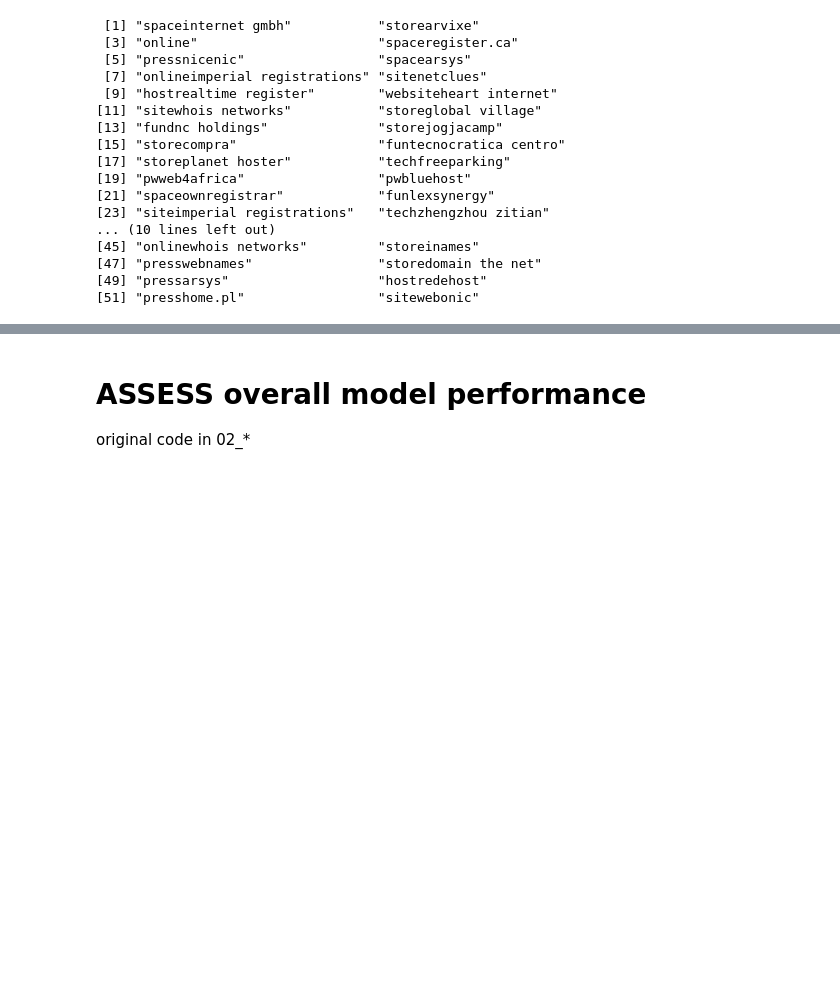
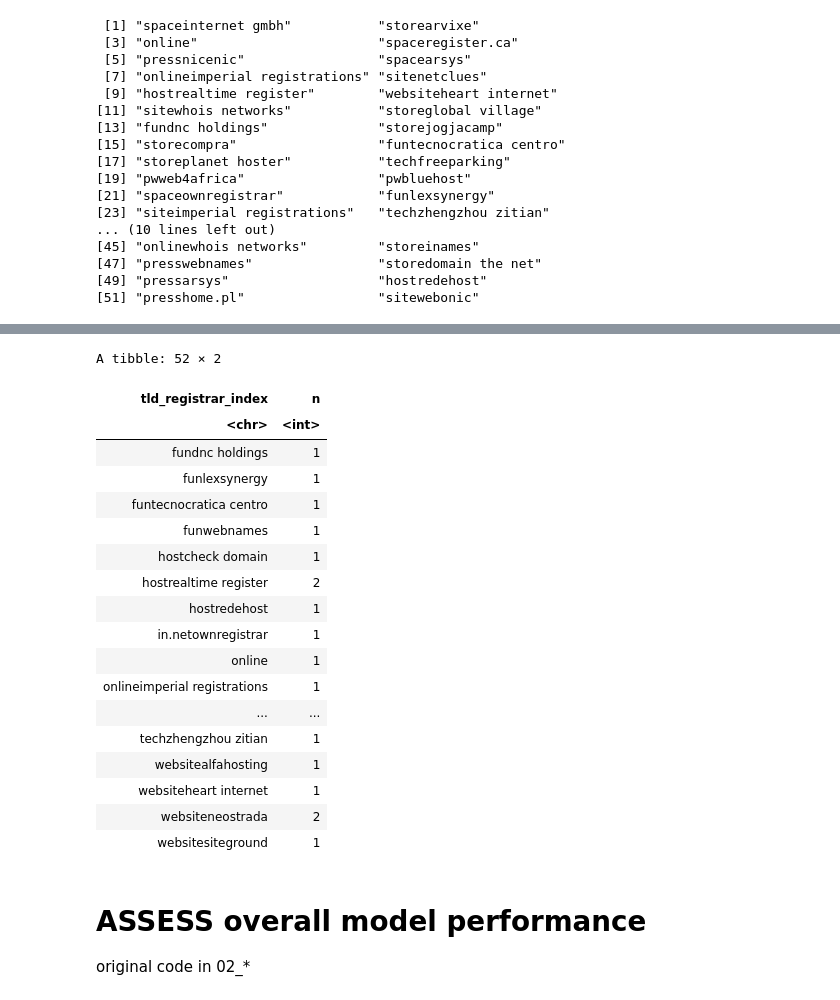
Before and after one commit to liouviaglou/Domains, a Jupyter notebook: scripts/phaseII_06_fallbacksupp/07_newdata.ipynb, the cells around one changed output, grey strips where cells are left out. Saved outputs shown, nothing was run; the diff lists cells and outputs as text; code cells hidden in the pictures; blank space fills up the shorter version.

```diff
--- a/scripts/phaseII_06_fallbacksupp/07_newdata.ipynb
+++ b/scripts/phaseII_06_fallbacksupp/07_newdata.ipynb
@@ -188,6 +192,28 @@ expiry_train_df %>% filter(tld_registrar_index %in% missing_preds_tldreidxs)
 A tibble: 0 × 31
 | renewal_type | renewed_count | expiry_date | creation_date | status | domain_id | domain | registrar | reseller | ... |
 | <chr> | <int> | <date> | <date> | <chr> | <int> | <chr> | <chr> | <chr> | ... |
+# %%
+expiry_test_df %>% filter(tld_registrar_index %in% missing_preds_tldreidxs) %>%  group_by(tld_registrar_index) %>% tally()
+# %% [output]
+A tibble: 52 × 2
+| tld_registrar_index | n |
+| <chr> | <int> |
+| fundnc holdings | 1 |
+| funlexsynergy | 1 |
+| funtecnocratica centro | 1 |
+| funwebnames | 1 |
+| hostcheck domain | 1 |
+| hostrealtime register | 2 |
+| hostredehost | 1 |
+| in.netownregistrar | 1 |
+| online | 1 |
+| onlineimperial registrations | 1 |
+| ... | ... |
+| techzhengzhou zitian | 1 |
+| websitealfahosting | 1 |
+| websiteheart internet | 1 |
+| websiteneostrada | 2 |
+| websitesiteground | 1 |
 # %% [markdown]
 # ASSESS overall model performance
 original code in 02_*
```
Also changed, not shown: parts of 5 cells of this notebook, 4 other files.
